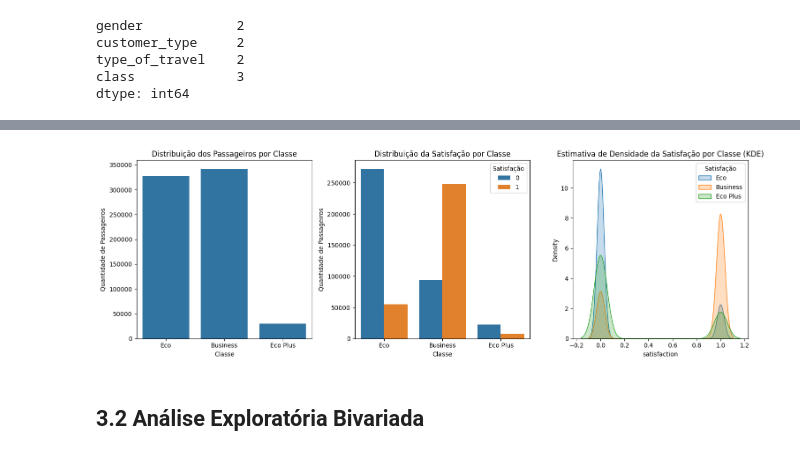
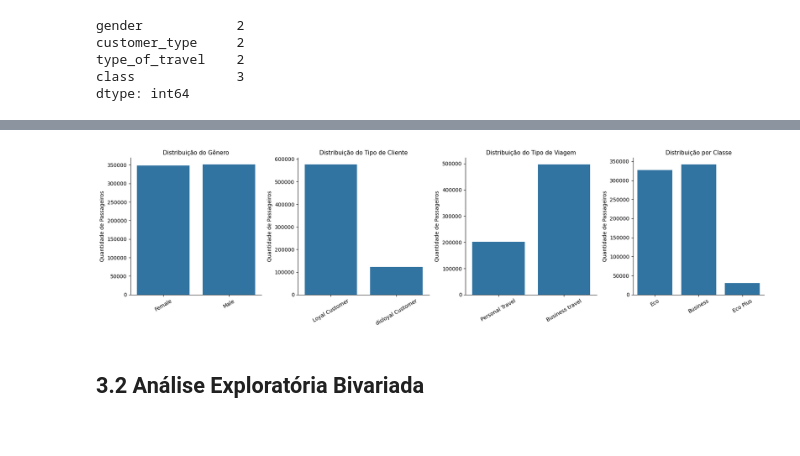
Before and after one commit to Data-Projects1/airline_satisfaction, a Jupyter notebook: notebooks/02.analise_satisf-validacao_hipoteses.ipynb, the cells around one changed output, grey strips where cells are left out. Saved outputs shown, nothing was run; the diff lists cells and outputs as text; code cells hidden in the pictures.

```diff
--- a/notebooks/02.analise_satisf-validacao_hipoteses.ipynb
+++ b/notebooks/02.analise_satisf-validacao_hipoteses.ipynb
@@ -581,36 +558,38 @@ plt.show()
-# %%
-plt.figure(figsize=(15,5))
-
-# Gráfico de Classe
-plt.subplot( 1, 3 ,1)
-sns.countplot(data=df2, x='class')
-plt.title('Distribuição dos Passageiros por Classe')
-plt.xlabel('Classe')
-plt.ylabel('Quantidade de Passageiros')
-
-# Gráfico de Classe com Satisfação
-plt.subplot( 1, 3 ,2)
-sns.countplot(data=df2, x='class',hue='satisfaction')
-plt.title('Distribuição da Satisfação por Classe')
-plt.xlabel('Classe')
-plt.ylabel('Quantidade de Passageiros')
-plt.legend(title='Satisfação')
-
-# Gráfico de Classe com Satisfação (KDE)
-plt.subplot( 1, 3 ,3)
-sns.kdeplot( df2[df2['class'] == 'Eco']['satisfaction'], label='Eco', fill=True )
-sns.kdeplot( df2[df2['class'] == 'Business']['satisfaction'], label='Business', fill=True )
-sns.kdeplot( df2[df2['class'] == 'Eco Plus']['satisfaction'], label='Eco Plus', fill=True )
-plt.title('Estimativa de Densidade da Satisfação por Classe (KDE)')
-plt.legend(title='Satisfação')
-
-# Ajustar o layout
-plt.tight_layout()
-
-# Exibir os gráficos
-plt.show()
-# %% [output]
-[figure, removed]
+# %%
+# Criar figura com 1 linha e 4 colunas
+fig, axes = plt.subplots(1, 4, figsize=(18, 5))
+
+# Lista das variáveis e seus títulos
+variaveis = ['gender', 'customer_type', 'type_of_travel', 'class']
+
+titulos = [
+    'Distribuição do Gênero',
+    'Distribuição do Tipo de Cliente',
+    'Distribuição do Tipo de Viagem',
+    'Distribuição por Classe'
+]
+
+# Criar os gráficos
+for ax, variavel, titulo in zip(axes, variaveis, titulos):
+
+    sns.countplot(data=df2,x=variavel,ax=ax)
+    ax.set_title(titulo, fontsize=11)
+    ax.set_xlabel('')
+    ax.set_ylabel('Quantidade de Passageiros')
+
+    # Rotacionar rótulos, se necessário
+    ax.tick_params(axis='x', rotation=30)
+
+    # Remover bordas superiores e laterais
+    sns.despine(ax=ax)
+
+# Ajustar espaçamento
+plt.tight_layout()
+
+# Exibir os gráficos
+plt.show()
+# %% [output]
+[figure, added]
 # %% [markdown]
 ## 3.2 Análise Exploratória Bivariada
 # %% [markdown]
```
Also changed, not shown: parts of 7 cells of this notebook.
